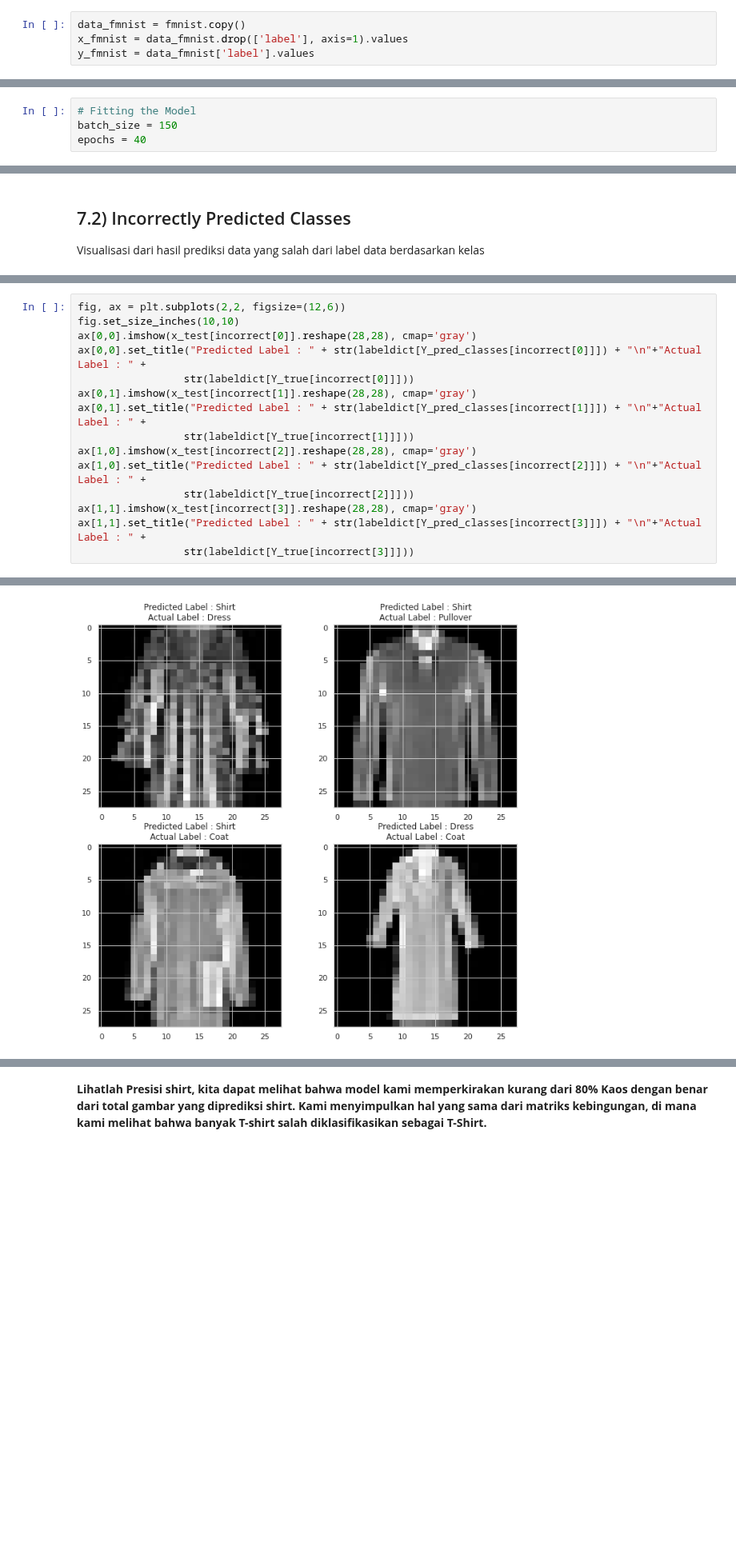
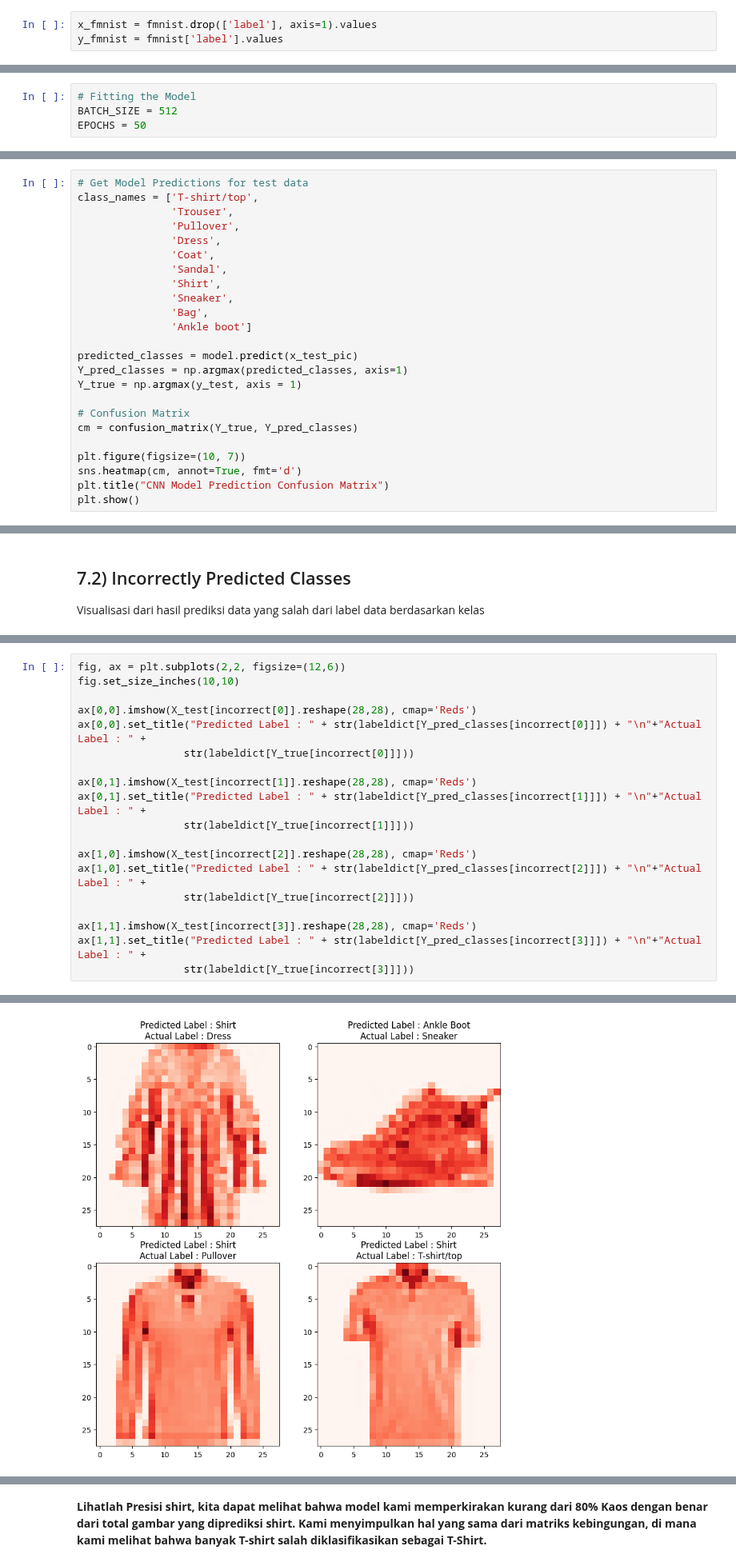
Before and after one commit to fendy07/FMNIST-DeepLearning, a Jupyter notebook: ML_01_FendyHendriyanto.ipynb, the cells around one changed output, grey strips where cells are left out. Shown at 80% size. Saved outputs shown, nothing was run; the diff lists cells and outputs as text; blank space fills up the shorter version.

```diff
--- a/ML_01_FendyHendriyanto.ipynb
+++ b/ML_01_FendyHendriyanto.ipynb
@@ -204,6 +111,5 @@ plt.show()
 # 3) Data PreProcessing
 ## 3.1) Membagi data menjadi 2 bagian yaitu data train dan data test
 # %%
-data_fmnist = fmnist.copy()
-x_fmnist = data_fmnist.drop(['label'], axis=1).values
-y_fmnist = data_fmnist['label'].values
+x_fmnist = fmnist.drop(['label'], axis=1).values
+y_fmnist = fmnist['label'].values
@@ -376,5 +267,5 @@ class TimingCallback(keras.callbacks.Callback):
 # %%
 # Fitting the Model
-batch_size = 150
-epochs = 40
+BATCH_SIZE = 512
+EPOCHS = 50
 # %%
@@ -495,0 +343,24 @@ plot_confusion_matrix(confusion_mtx,
+# %%
+# Get Model Predictions for test data
+class_names = ['T-shirt/top',
+               'Trouser',
+               'Pullover',
+               'Dress',
+               'Coat',
+               'Sandal',
+               'Shirt',
+               'Sneaker',
+               'Bag',
+               'Ankle boot']
+
+predicted_classes = model.predict(x_test_pic)
+Y_pred_classes = np.argmax(predicted_classes, axis=1)
+Y_true = np.argmax(y_test, axis = 1)
+
+# Confusion Matrix
+cm = confusion_matrix(Y_true, Y_pred_classes)
+
+plt.figure(figsize=(10, 7))
+sns.heatmap(cm, annot=True, fmt='d')
+plt.title("CNN Model Prediction Confusion Matrix")
+plt.show()
@@ -539,16 +417,20 @@ for i in range(len(y_test)):
 # %%
 fig, ax = plt.subplots(2,2, figsize=(12,6))
 fig.set_size_inches(10,10)
-ax[0,0].imshow(x_test[incorrect[0]].reshape(28,28), cmap='gray')
+
+ax[0,0].imshow(X_test[incorrect[0]].reshape(28,28), cmap='Reds')
 ax[0,0].set_title("Predicted Label : " + str(labeldict[Y_pred_classes[incorrect[0]]]) + "\n"+"Actual Label : " +
                  str(labeldict[Y_true[incorrect[0]]]))
-ax[0,1].imshow(x_test[incorrect[1]].reshape(28,28), cmap='gray')
+
+ax[0,1].imshow(X_test[incorrect[1]].reshape(28,28), cmap='Reds')
 ax[0,1].set_title("Predicted Label : " + str(labeldict[Y_pred_classes[incorrect[1]]]) + "\n"+"Actual Label : " +
                  str(labeldict[Y_true[incorrect[1]]]))
-ax[1,0].imshow(x_test[incorrect[2]].reshape(28,28), cmap='gray')
+
+ax[1,0].imshow(X_test[incorrect[2]].reshape(28,28), cmap='Reds')
 ax[1,0].set_title("Predicted Label : " + str(labeldict[Y_pred_classes[incorrect[2]]]) + "\n"+"Actual Label : " +
                  str(labeldict[Y_true[incorrect[2]]]))
-ax[1,1].imshow(x_test[incorrect[3]].reshape(28,28), cmap='gray')
+
+ax[1,1].imshow(X_test[incorrect[3]].reshape(28,28), cmap='Reds')
 ax[1,1].set_title("Predicted Label : " + str(labeldict[Y_pred_classes[incorrect[3]]]) + "\n"+"Actual Label : " +
                  str(labeldict[Y_true[incorrect[3]]]))
 # %% [output]
@@ -556,4 +438,4 @@ Text(0.5, 1.0, 'Predicted Label : Dress\nActual Label : Coat')
-[figure, old version]
+[figure, new version]
 # %% [markdown]
 # 8) Classification Report
 
```
Also changed, not shown: parts of 72 cells of this notebook.
